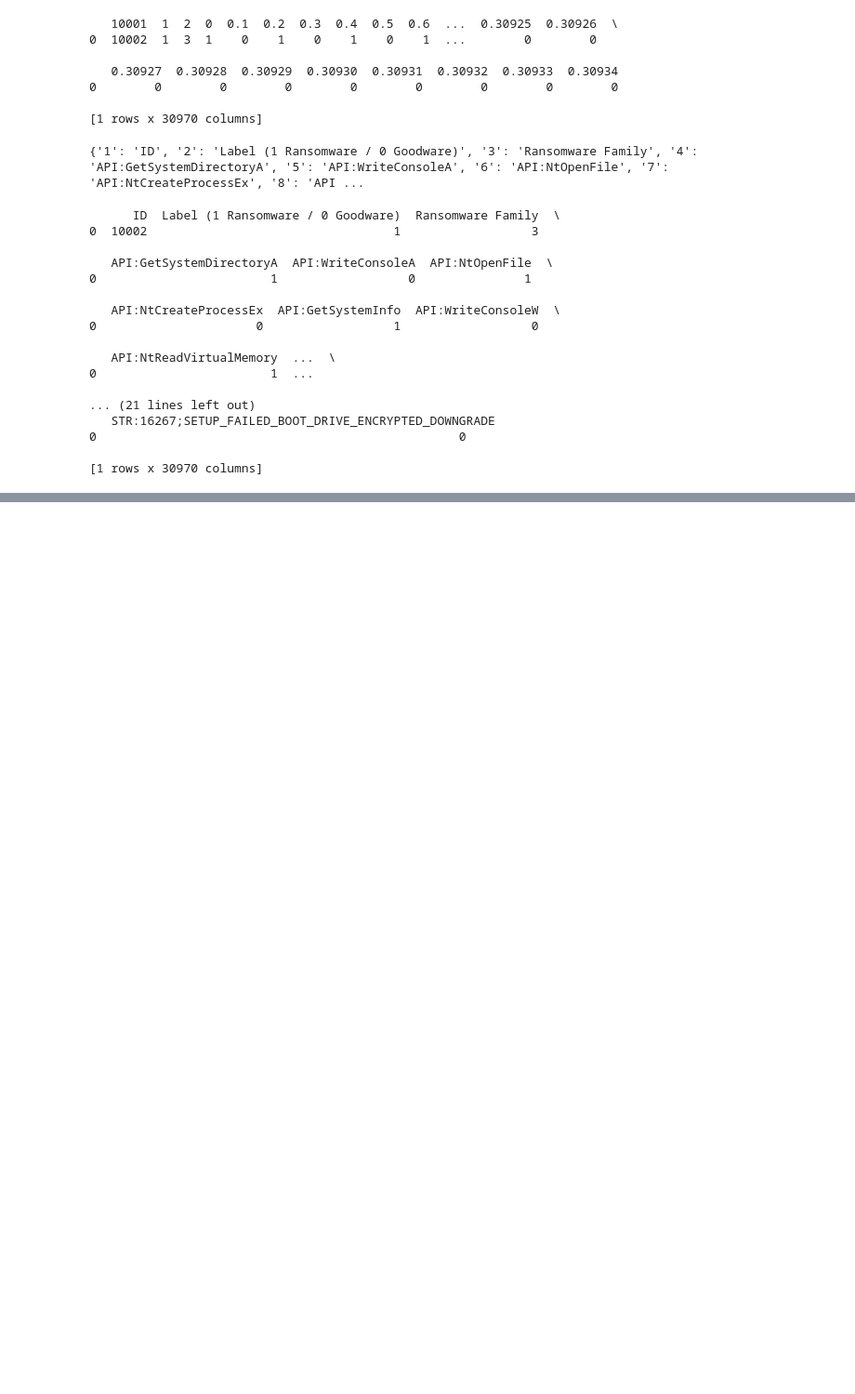
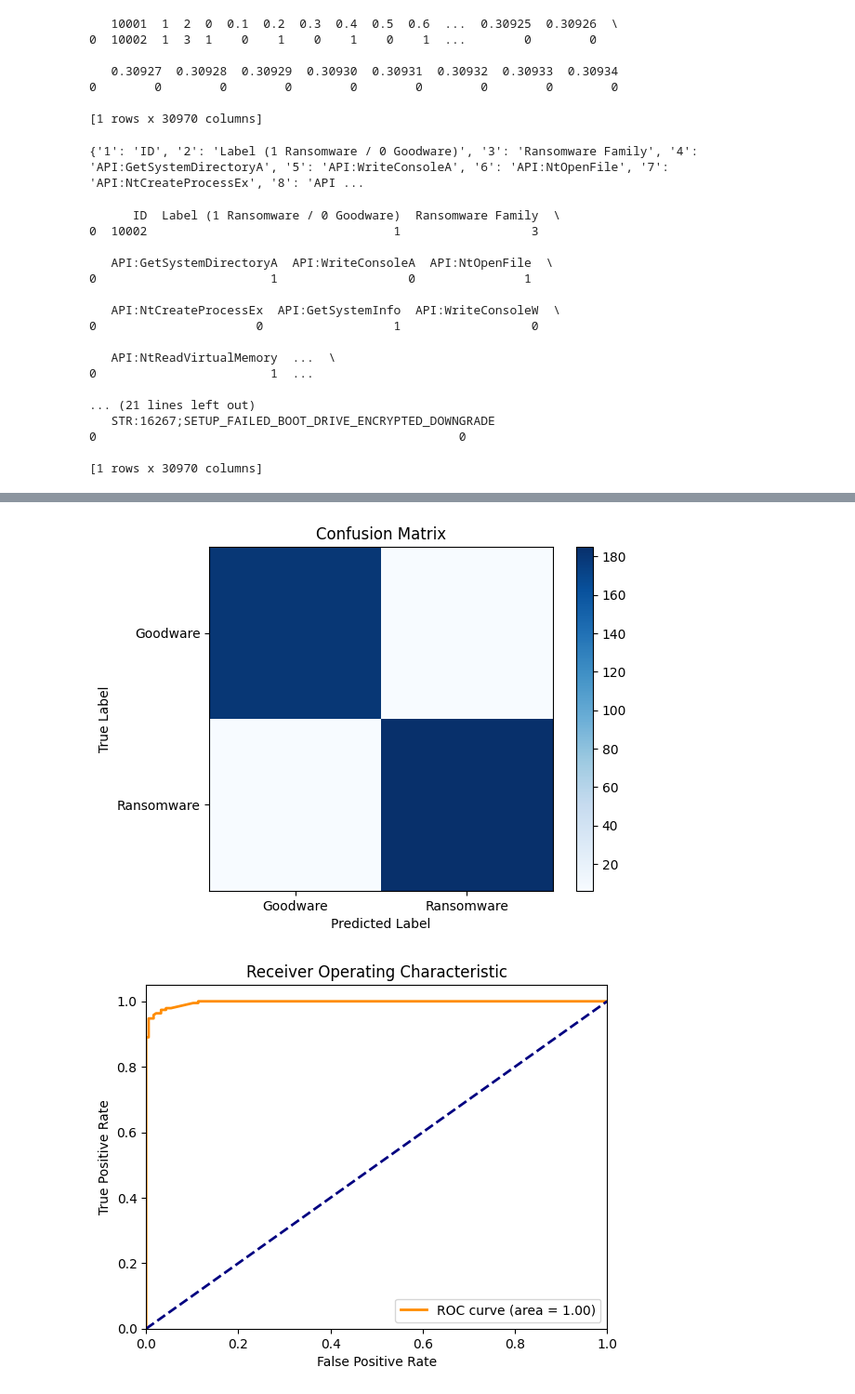
Before and after one commit to tspython/Ransomware-Detection-XG, a Jupyter notebook: Ransomware_Detection.ipynb, the cells around one changed output, grey strips where cells are left out. Shown at 93% size. Drawn from its saved outputs; the diff is of its cells as text; code cells hidden in the pictures; blank space fills up the shorter version.

```diff
--- a/Ransomware_Detection.ipynb
+++ b/Ransomware_Detection.ipynb
@@ -183,0 +215,43 @@ y_train shape: (1507,)
+# %%
+from sklearn.metrics import confusion_matrix, roc_curve, precision_recall_curve, auc
+import matplotlib.pyplot as plt
+
+# Confusion Matrix Heatmap
+y_pred = xgb_classifier.predict(x_test_encoded)
+cm = confusion_matrix(y_test, y_pred)
+plt.imshow(cm, interpolation='nearest', cmap=plt.cm.Blues)
+plt.title("Confusion Matrix")
+plt.colorbar()
+plt.xticks([0, 1], ['Goodware', 'Ransomware'])
+plt.yticks([0, 1], ['Goodware', 'Ransomware'])
+plt.xlabel("Predicted Label")
+plt.ylabel("True Label")
+plt.show()
+
+# ROC Curve
+y_scores = xgb_classifier.predict_proba(x_test_encoded)[:, 1]
+fpr, tpr, thresholds = roc_curve(y_test, y_scores)
+roc_auc = auc(fpr, tpr)
+plt.plot(fpr, tpr, color='darkorange', lw=2, label='ROC curve (area = %0.2f)' % roc_auc)
+plt.plot([0, 1], [0, 1], color='navy', lw=2, linestyle='--')
+plt.xlim([0.0, 1.0])
+plt.ylim([0.0, 1.05])
+plt.xlabel('False Positive Rate')
+plt.ylabel('True Positive Rate')
+plt.title('Receiver Operating Characteristic')
+plt.legend(loc="lower right")
+plt.show()
+
+# Precision-Recall Curve
+precision, recall, _ = precision_recall_curve(y_test, y_scores)
+plt.step(recall, precision, color='b', alpha=0.2, where='post')
+plt.fill_between(recall, precision, step='post', alpha=0.2, color='b')
+plt.xlabel('Recall')
+plt.ylabel('Precision')
+plt.ylim([0.0, 1.05])
+plt.xlim([0.0, 1.0])
+plt.title('Precision-Recall Curve')
+plt.show()
+# %% [output]
+[figure, added]
+[figure, added]
```
Also changed, not shown: parts of 10 cells of this notebook.
